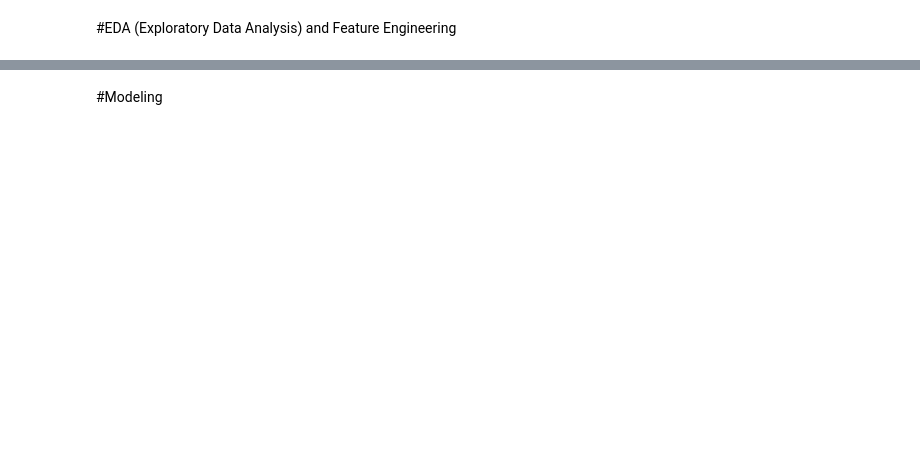
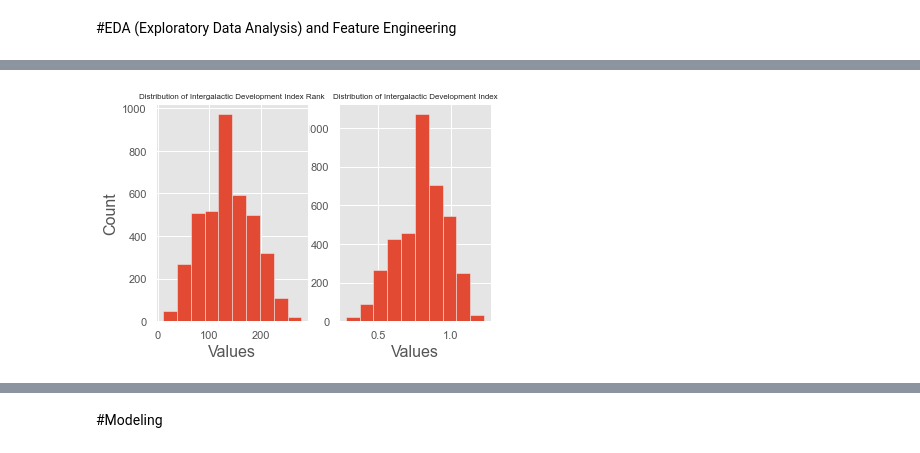
Before and after one commit to kamalzada/Python-codes, a Jupyter notebook: git_repository/Python-capstone-data2.ipynb, the cells around one changed output, grey strips where cells are left out. Saved outputs shown, nothing was run; the diff lists cells and outputs as text; code cells hidden in the pictures; blank space fills up the shorter version.

```diff
--- a/git_repository/Python-capstone-data2.ipynb
+++ b/git_repository/Python-capstone-data2.ipynb
@@ -321,8 +332,3 @@ df = pd.concat([df_categoric, df_numeric, target], axis=1)
 #173 rows Expected years of education (galactic years)/Mean years of education (galactic years) feature engineering
 #VIF yoxlamaq
 #Correlation matrix
-# %%
-df['new'] = df['Expected years of education (galactic years)']/df['Mean years of education (galactic years)']
-# %%
-df.drop(['Expected years of education (galactic years)', 'Mean years of education (galactic years)'],
-       axis=1, inplace=True)
@@ -332,0 +335,7 @@ df = pd.concat([df, target], axis=1)
+# %%
+#Let's engineer some new features
+df['expected_mean_rate'] = df['expected_years_of_education_(galactic_years)']/df['mean_years_of_education_(galactic_years)']
+# %%
+df.drop(['expected_years_of_education_(galactic_years)', 'mean_years_of_education_(galactic_years)'],
+       axis=1, inplace=True)
+df.drop('y', axis=1, inplace=True)
@@ -332,0 +358,20 @@ df = pd.concat([df, target], axis=1)
+# %%
+'''Based on the numbers above, we suspect that the variables
+intergalactic_development_index_(idi) and intergalactic_development_index_(idi)_rank
+are correlated which is not ideal for a Linear Regression model'''
+#Let's figure out which correlation test to employ depending on the normality of the following columns
+plt.subplot(1, 2, 2)
+plt.hist(df['intergalactic_development_index_(idi)'])
+plt.title(label = 'Distribution of Intergalactic Development Index', fontsize = 8)
+plt.xlabel(xlabel = 'Values', fontsize = 16)
+plt.ylabel(ylabel = 'Count', fontsize = 16)
+
+plt.subplot(1, 2, 1)
+plt.hist(df['intergalactic_development_index_(idi)_rank'])
+plt.title(label = 'Distribution of Intergalactic Development Index Rank', fontsize = 8)
+plt.xlabel(xlabel = 'Values', fontsize = 16)
+plt.ylabel(ylabel = 'Count', fontsize = 16)
+plt.show()
+#Very little skewness is observed, so we use pearson correlation for these two continuous variables
+# %% [output]
+[figure, added]
```
Also changed, not shown: parts of 26 cells of this notebook.
